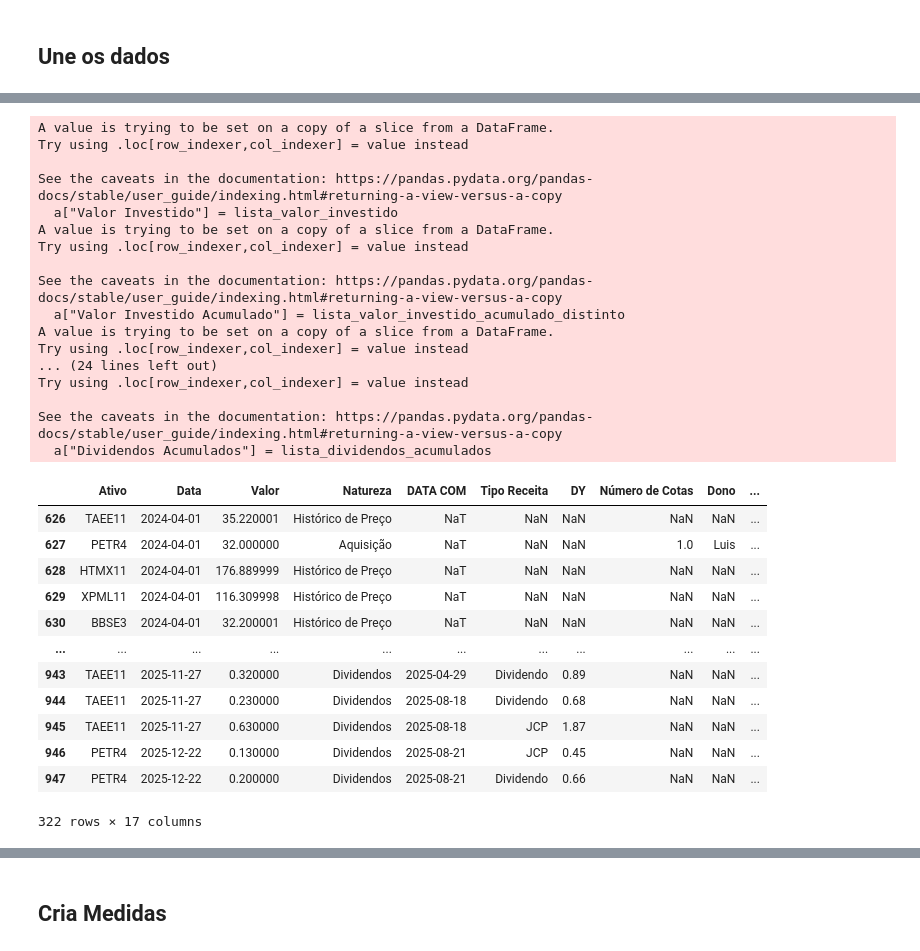
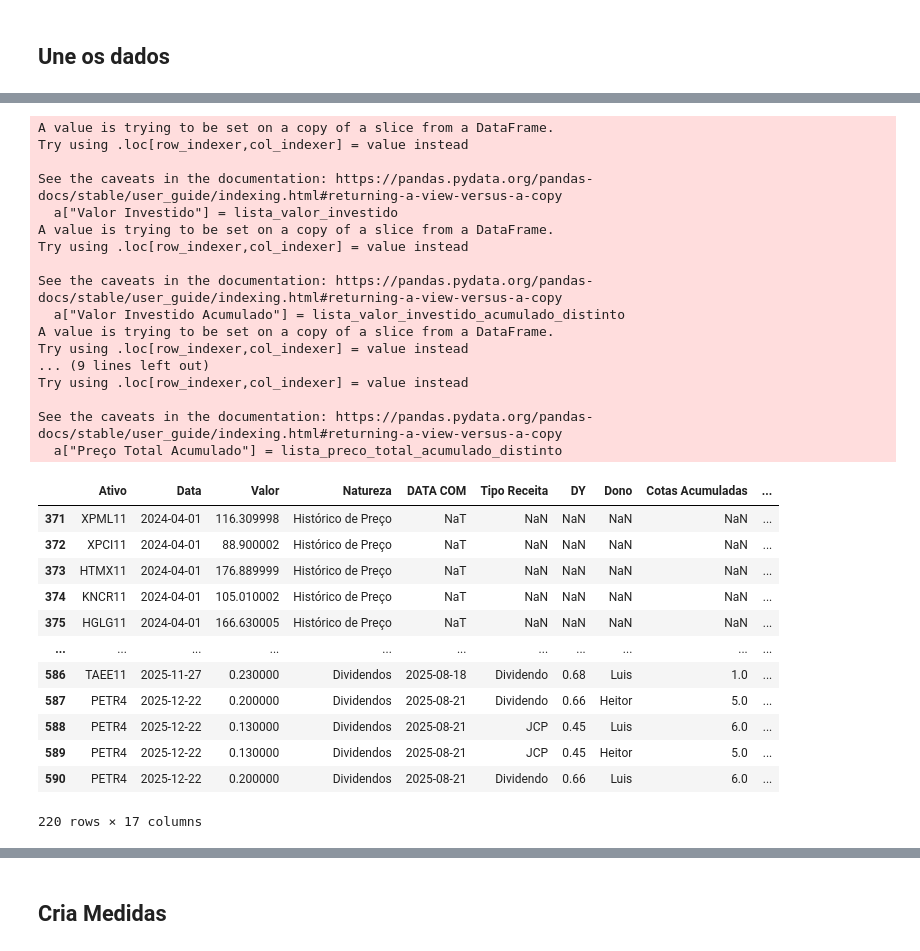
Before and after one commit to LuisHenrique7/Analise-Financeira, a Jupyter notebook: Modelagem da Carteira de Ativos.ipynb, the cells around one changed output, grey strips where cells are left out. Drawn from its saved outputs; the diff is of its cells as text; code cells hidden in the pictures.

```diff
--- a/Modelagem da Carteira de Ativos.ipynb
+++ b/Modelagem da Carteira de Ativos.ipynb
@@ -306,0 +493,4 @@ memory usage: 708.0+ bytes
+# %%
+df_dividendos_adquiridos = df_dividendos_adquiridos.filter(['Ativo', 'Data Dividendos', 'Valor Dividendos', 'DATA COM', 'Tipo Receita',
+       'DY', 'Natureza Dividendos', 'Cotas Acumuladas', 'Dono'])
+df_dividendos_adquiridos
@@ -306,0 +511,6 @@ memory usage: 708.0+ bytes
+# %%
+df_dividendos_adquiridos = df_dividendos_adquiridos.groupby(['Ativo', 'Data Dividendos', 'Valor Dividendos', 'DATA COM', 'Tipo Receita',
+       'DY', 'Natureza Dividendos', 'Dono']).agg("max")
+df_dividendos_adquiridos = df_dividendos_adquiridos.reset_index()
+df_dividendos_adquiridos.rename(columns={"Data Dividendos": "Data", "Valor Dividendos": "Valor", "Natureza Dividendos": "Natureza"}, inplace=True)
+df_dividendos_adquiridos
@@ -306,0 +535,16 @@ memory usage: 708.0+ bytes
+# %%
+lista_dividendos_totais = []
+lista_dividendos_acumulados = []
+
+dividendo_acumulado = 0
+for i in df_dividendos_adquiridos.index:
+    valor = df_dividendos_adquiridos.loc[i, "Valor"]
+    cotas_acumul = df_dividendos_adquiridos.loc[i, "Cotas Acumuladas"]
+    dividendo_acumulado += valor * cotas_acumul
+
+    lista_dividendos_totais.append(valor * cotas_acumul)
+    lista_dividendos_acumulados.append(dividendo_acumulado)
+
+df_dividendos_adquiridos["Dividendos Totais"] = lista_dividendos_totais
+df_dividendos_adquiridos["Dividendos Acumulados"] = lista_dividendos_acumulados
+df_dividendos_adquiridos
@@ -307,7 +569,7 @@ memory usage: 708.0+ bytes
 # %% [markdown]
 ## Une os dados
 # %%
-df_historico_carteira = pd.concat([df_historico, df_dividendos])
+df_historico_carteira = pd.concat([df_historico, df_dividendos_adquiridos])
 df_historico_carteira = pd.concat([df_historico_carteira, df_aquisicao])
 df_historico_carteira
 # %% [output]
@@ -452,51 +712,52 @@ for i in a.index:
 
     # lista_valor_investido_acumulado.append(valor_investido_acumulado)
     # lista_preco_total_acumulado.append(preco_total_acumulado)
     lista_dividendos_acumulados.append(dividendos_acumulados)
 
 
 a["Valor Investido"] = lista_valor_investido
 a["Valor Investido Acumulado"] = lista_valor_investido_acumulado_distinto
 # a["Valor Investido Acumulado"] = lista_valor_investido_acumulado
 a["Preço Unitário"] = lista_preco_unitario
 a["Preço Total"] = lista_preco_total
 a["Preço Total Acumulado"] = lista_preco_total_acumulado_distinto
 # a["Preço Total Acumulado"] = lista_preco_total_acumulado
-a["Dividendos Totais D"] = lista_dividendos_total_d
-a["Dividendos Totais"] = lista_dividendos_total
-a["Dividendos Acumulados"] = lista_dividendos_acumulados
+
+# a["Dividendos Totais D"] = lista_dividendos_total_d
+# a["Dividendos Totais"] = lista_dividendos_total
+# a["Dividendos Acumulados"] = lista_dividendos_acumulados
 a
 # %% [output]
 A value is trying to be set on a copy of a slice from a DataFrame.
 Try using .loc[row_indexer,col_indexer] = value instead
 
 See the caveats in the documentation: https://pandas.pydata.org/pandas-docs/stable/user_guide/indexing.html#returning-a-view-versus-a-copy
   a["Valor Investido"] = lista_valor_investido
 A value is trying to be set on a copy of a slice from a DataFrame.
 Try using .loc[row_indexer,col_indexer] = value instead
 
 See the caveats in the documentation: https://pandas.pydata.org/pandas-docs/stable/user_guide/indexing.html#returning-a-view-versus-a-copy
   a["Valor Investido Acumulado"] = lista_valor_investido_acumulado_distinto
 A value is trying to be set on a copy of a slice from a DataFrame.
 Try using .loc[row_indexer,col_indexer] = value instead
-... (24 lines left out)
+... (9 lines left out)
 Try using .loc[row_indexer,col_indexer] = value instead
 
 See the caveats in the documentation: https://pandas.pydata.org/pandas-docs/stable/user_guide/indexing.html#returning-a-view-versus-a-copy
-  a["Dividendos Acumulados"] = lista_dividendos_acumulados
+  a["Preço Total Acumulado"] = lista_preco_total_acumulado_distinto
-|  | Ativo | Data | Valor | Natureza | DATA COM | Tipo Receita | DY | Número de Cotas | Dono | ... |
-| 626 | TAEE11 | 2024-04-01 | 35.220001 | Histórico de Preço | NaT | NaN | NaN | NaN | NaN | ... |
-| 627 | PETR4 | 2024-04-01 | 32.000000 | Aquisição | NaT | NaN | NaN | 1.0 | Luis | ... |
-| 628 | HTMX11 | 2024-04-01 | 176.889999 | Histórico de Preço | NaT | NaN | NaN | NaN | NaN | ... |
-| 629 | XPML11 | 2024-04-01 | 116.309998 | Histórico de Preço | NaT | NaN | NaN | NaN | NaN | ... |
-| 630 | BBSE3 | 2024-04-01 | 32.200001 | Histórico de Preço | NaT | NaN | NaN | NaN | NaN | ... |
+|  | Ativo | Data | Valor | Natureza | DATA COM | Tipo Receita | DY | Dono | Cotas Acumuladas | ... |
+| 371 | XPML11 | 2024-04-01 | 116.309998 | Histórico de Preço | NaT | NaN | NaN | NaN | NaN | ... |
+| 372 | XPCI11 | 2024-04-01 | 88.900002 | Histórico de Preço | NaT | NaN | NaN | NaN | NaN | ... |
+| 373 | HTMX11 | 2024-04-01 | 176.889999 | Histórico de Preço | NaT | NaN | NaN | NaN | NaN | ... |
+| 374 | KNCR11 | 2024-04-01 | 105.010002 | Histórico de Preço | NaT | NaN | NaN | NaN | NaN | ... |
+| 375 | HGLG11 | 2024-04-01 | 166.630005 | Histórico de Preço | NaT | NaN | NaN | NaN | NaN | ... |
 | ... | ... | ... | ... | ... | ... | ... | ... | ... | ... | ... |
-| 943 | TAEE11 | 2025-11-27 | 0.320000 | Dividendos | 2025-04-29 | Dividendo | 0.89 | NaN | NaN | ... |
-| 944 | TAEE11 | 2025-11-27 | 0.230000 | Dividendos | 2025-08-18 | Dividendo | 0.68 | NaN | NaN | ... |
-| 945 | TAEE11 | 2025-11-27 | 0.630000 | Dividendos | 2025-08-18 | JCP | 1.87 | NaN | NaN | ... |
-| 946 | PETR4 | 2025-12-22 | 0.130000 | Dividendos | 2025-08-21 | JCP | 0.45 | NaN | NaN | ... |
-| 947 | PETR4 | 2025-12-22 | 0.200000 | Dividendos | 2025-08-21 | Dividendo | 0.66 | NaN | NaN | ... |
+| 586 | TAEE11 | 2025-11-27 | 0.230000 | Dividendos | 2025-08-18 | Dividendo | 0.68 | Luis | 1.0 | ... |
+| 587 | PETR4 | 2025-12-22 | 0.200000 | Dividendos | 2025-08-21 | Dividendo | 0.66 | Heitor | 5.0 | ... |
+| 588 | PETR4 | 2025-12-22 | 0.130000 | Dividendos | 2025-08-21 | JCP | 0.45 | Luis | 6.0 | ... |
+| 589 | PETR4 | 2025-12-22 | 0.130000 | Dividendos | 2025-08-21 | JCP | 0.45 | Heitor | 5.0 | ... |
+| 590 | PETR4 | 2025-12-22 | 0.200000 | Dividendos | 2025-08-21 | Dividendo | 0.66 | Luis | 6.0 | ... |
-322 rows × 17 columns
+220 rows × 17 columns
 # %%
 a.loc[df_historico_carteira["Natureza"] == "Aquisição"]
 # %% [output]
```
Also changed, not shown: parts of 31 cells of this notebook, 1 other file.
